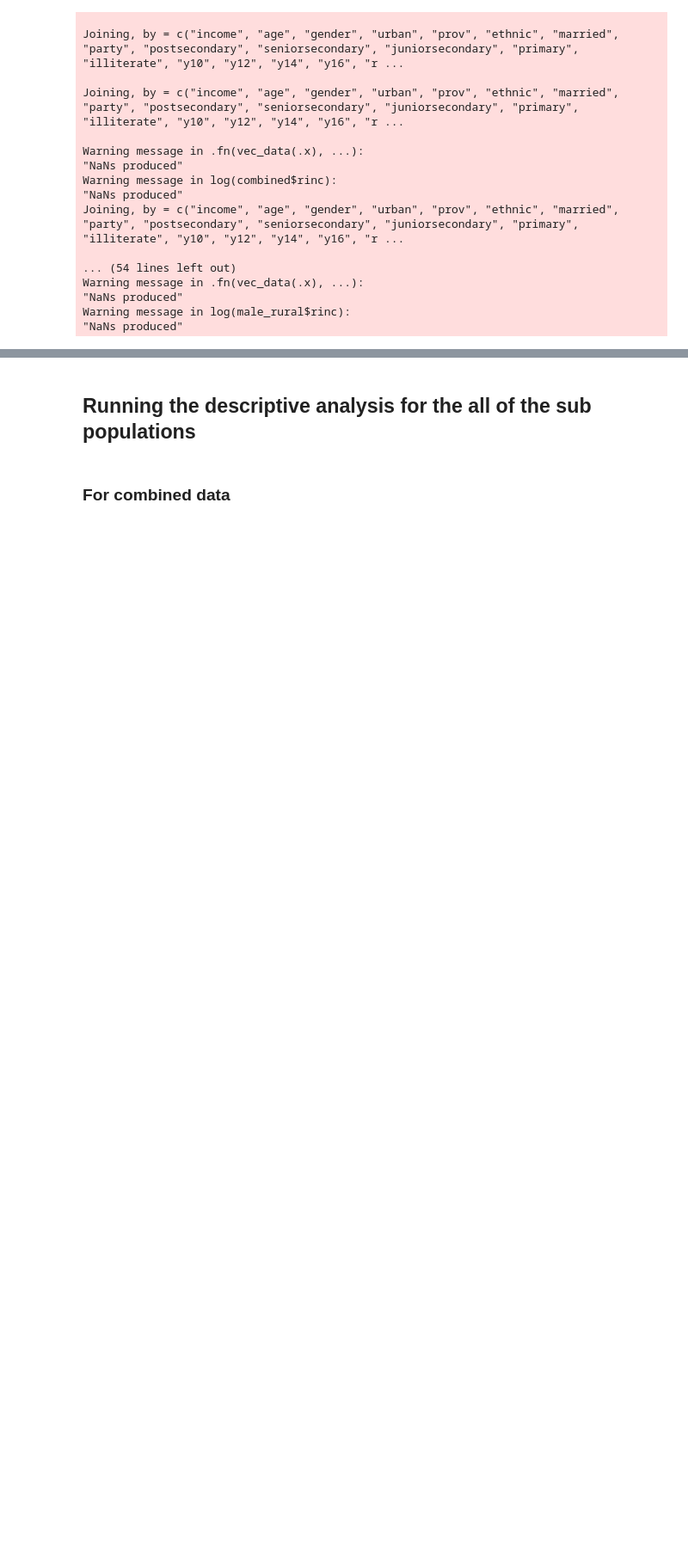
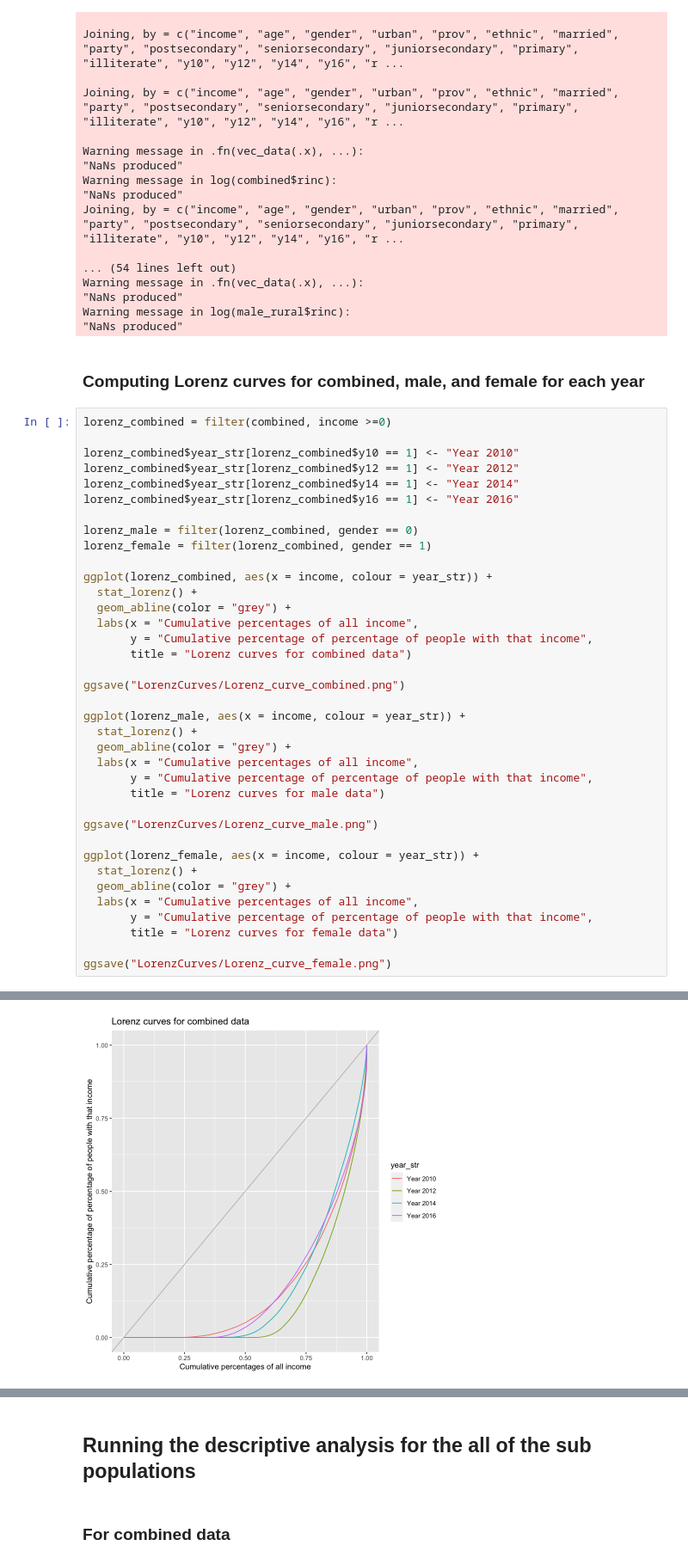
Before and after one commit to dwrh/China-Education-Wages, a Jupyter notebook: China-Education-Wage-Regression.ipynb, the cells around one changed output, grey strips where cells are left out. Shown at 86% size. Drawn from its saved outputs; the diff is of its cells as text; blank space fills up the shorter version.

Commit message:
Edited code for Lorenz curve

```diff
--- a/China-Education-Wage-Regression.ipynb
+++ b/China-Education-Wage-Regression.ipynb
@@ -511,3 +406,43 @@ Warning message in .fn(vec_data(.x), ...):
 "NaNs produced"
 Warning message in log(male_rural$rinc):
 "NaNs produced"
+# %% [markdown]
+### Computing Lorenz curves for combined, male, and female for each year
+# %%
+lorenz_combined = filter(combined, income >=0)
+
+lorenz_combined$year_str[lorenz_combined$y10 == 1] <- "Year 2010"
+lorenz_combined$year_str[lorenz_combined$y12 == 1] <- "Year 2012"
+lorenz_combined$year_str[lorenz_combined$y14 == 1] <- "Year 2014"
+lorenz_combined$year_str[lorenz_combined$y16 == 1] <- "Year 2016"
+
+lorenz_male = filter(lorenz_combined, gender == 0)
+lorenz_female = filter(lorenz_combined, gender == 1)
+
+ggplot(lorenz_combined, aes(x = income, colour = year_str)) +
+  stat_lorenz() +
+  geom_abline(color = "grey") +
+  labs(x = "Cumulative percentages of all income",
+       y = "Cumulative percentage of percentage of people with that income",
+       title = "Lorenz curves for combined data")
+
+ggsave("LorenzCurves/Lorenz_curve_combined.png")
+
+ggplot(lorenz_male, aes(x = income, colour = year_str)) +
+  stat_lorenz() +
+  geom_abline(color = "grey") +
+  labs(x = "Cumulative percentages of all income",
+       y = "Cumulative percentage of percentage of people with that income",
+       title = "Lorenz curves for male data")
+
+ggsave("LorenzCurves/Lorenz_curve_male.png")
+
+ggplot(lorenz_female, aes(x = income, colour = year_str)) +
+  stat_lorenz() +
+  geom_abline(color = "grey") +
+  labs(x = "Cumulative percentages of all income",
+       y = "Cumulative percentage of percentage of people with that income",
+       title = "Lorenz curves for female data")
+
+ggsave("LorenzCurves/Lorenz_curve_female.png")
+# %% [output]
@@ -513,0 +456 @@ Warning message in log(male_rural$rinc):
+[figure, added]
```
Also changed, not shown: parts of 2 cells of this notebook, 3 other files.
